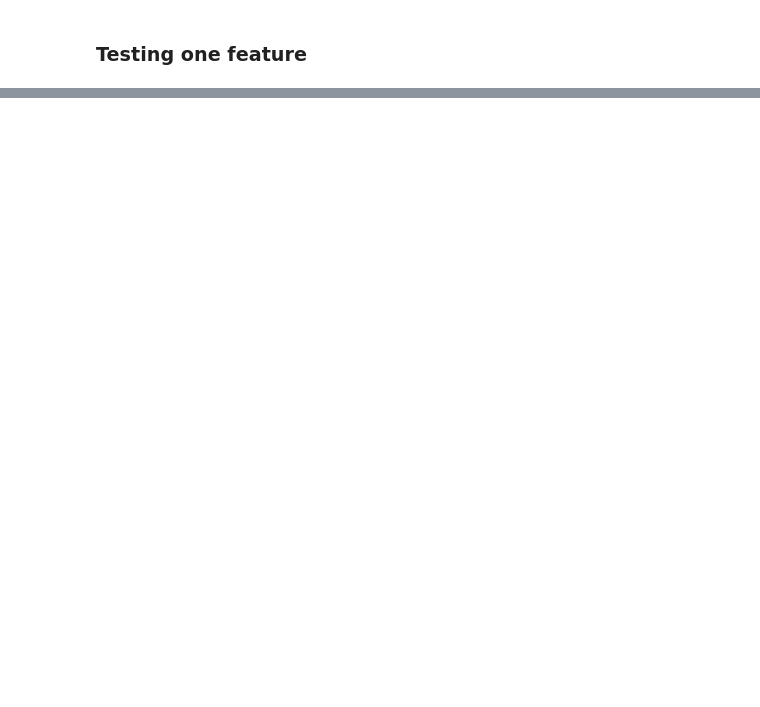
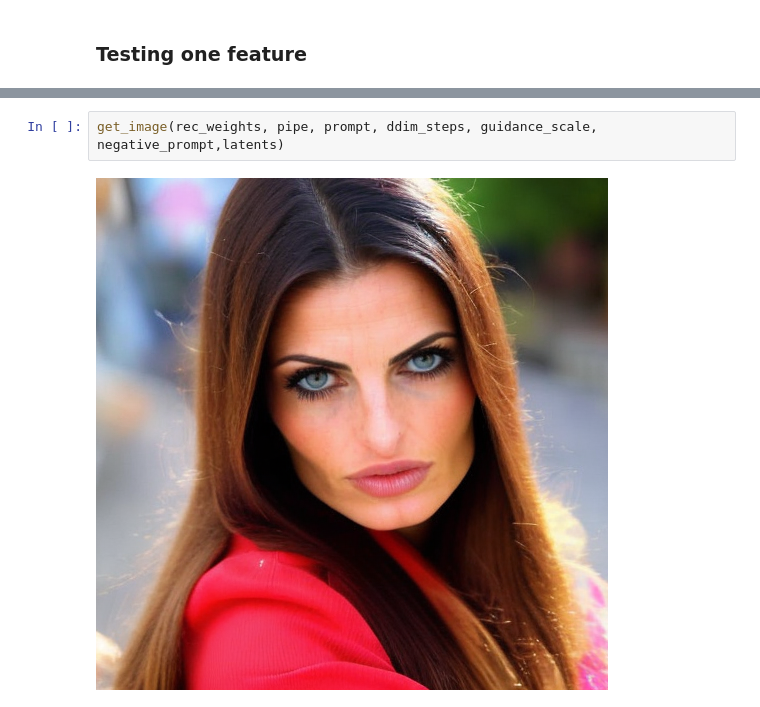
Before and after one commit to kzkwoka/w2w, a Jupyter notebook: notebooks/6_classifier.ipynb, the cells around one changed output, grey strips where cells are left out. Cells and saved outputs as stored; diff of their text form; blank space fills up the shorter version.

```diff
--- a/notebooks/6_classifier.ipynb
+++ b/notebooks/6_classifier.ipynb
@@ -238,0 +164,4 @@ for w in weights:
+# %%
+get_image(rec_weights, pipe, prompt, ddim_steps, guidance_scale, negative_prompt,latents)
+# %% [output]
+[figure, added]
```
Also changed, not shown: parts of 102 cells of this notebook, 3 other files.
